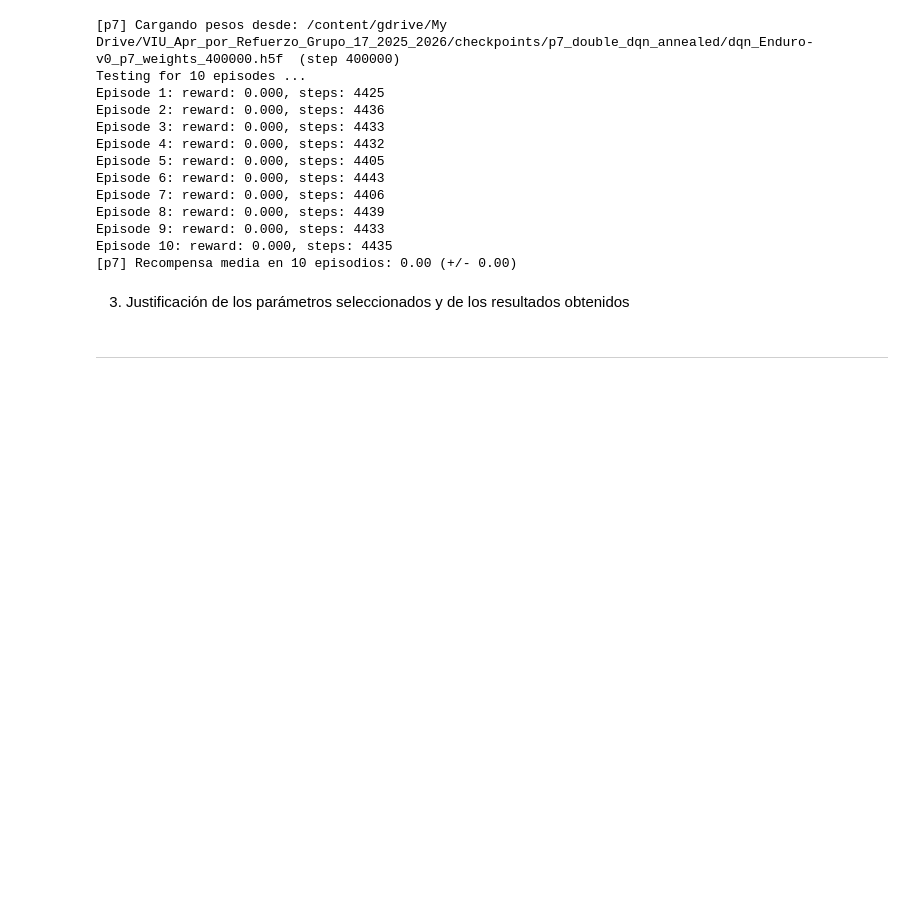
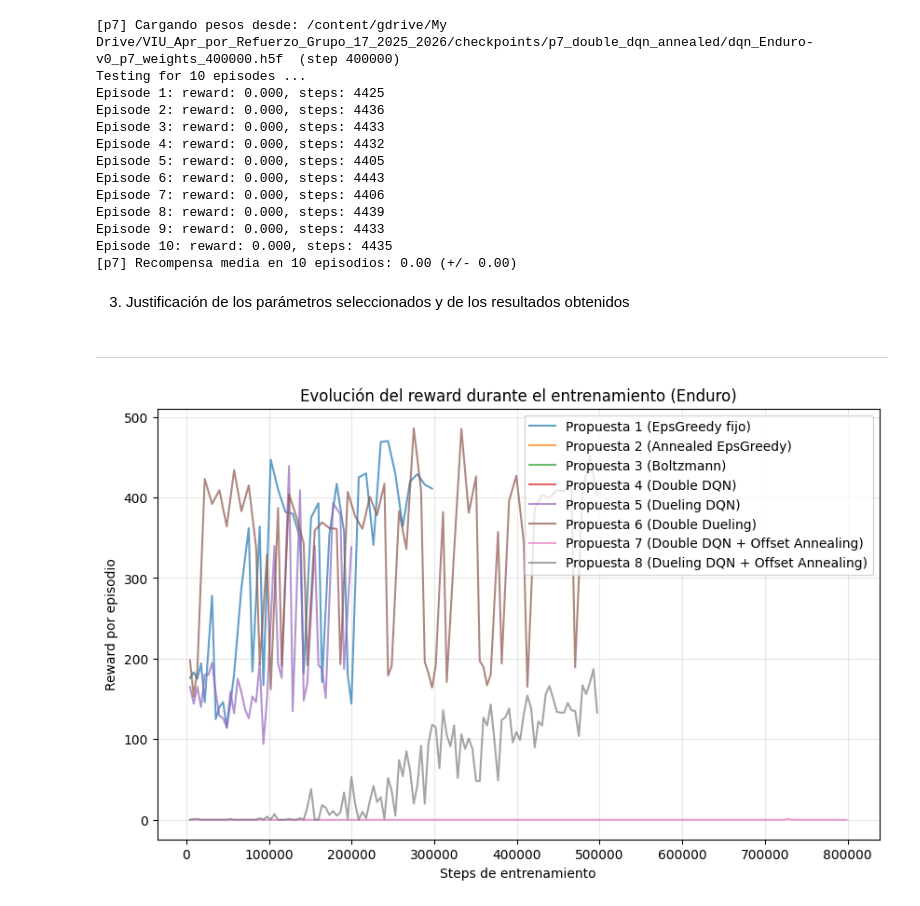
Before and after one commit to Williams-MP/VIU_Apr_por_Refuerzo_Grupo_17_2025_2026, a Jupyter notebook: Proyecto_práctico_Angel.ipynb, the cells around one changed output. Saved outputs shown, nothing was run; the diff lists cells and outputs as text; code cells hidden in the pictures; blank space fills up the shorter version.

Commit message:
Gráficas finales comparativas hechas!!

```diff
--- a/Proyecto_práctico_Angel.ipynb
+++ b/Proyecto_práctico_Angel.ipynb
@@ -694,3 +695,50 @@ Episode 10: reward: 0.000, steps: 4435
 3. Justificación de los parámetros seleccionados y de los resultados obtenidos
 # %% [markdown]
 ---
+# %%
+# ----------------------------------------------------------------------
+# PARTE 3: Carga de logs de entrenamiento para comparar las 3 propuestas
+# ----------------------------------------------------------------------
+import json
+import matplotlib.pyplot as plt
+
+
+def load_log(filename):
+    with open(filename, 'r') as f:
+        data = json.load(f)
+    return data
+
+
+log_p1 = load_log('p1_eps_fijo/dqn_Enduro-v0_p1_log.json')
+log_p2 = load_log('p2_annealed/dqn_Enduro-v0_p2_log.json')
+log_p3 = load_log('p3_boltzmann/dqn_Enduro-v0_p3_log.json')
+log_p4 = load_log('p4_double_dqn/dqn_Enduro-v0_p4_log.json')
+log_p5 = load_log('p5_dueling_dqn/dqn_Enduro-v0_p5_log.json')
+log_p6 = load_log('p6_double_dueling/dqn_Enduro-v0_p6_log.json')
+log_p7 = load_log('p7_double_dqn_annealed/dqn_Enduro-v0_p7_log.json')
+log_p8 = load_log('p8_dueling_dqn_annealed/dqn_Enduro-v0_p8_log.json')
+
+logs = {
+    'Propuesta 1 (EpsGreedy fijo)': log_p1,
+    'Propuesta 2 (Annealed EpsGreedy)': log_p2,
+    'Propuesta 3 (Boltzmann)': log_p3,
+    'Propuesta 4 (Double DQN)': log_p4,
+    'Propuesta 5 (Dueling DQN)': log_p5,
+    'Propuesta 6 (Double Dueling)': log_p6,
+    'Propuesta 7 (Double DQN + Offset Annealing)': log_p7,
+    'Propuesta 8 (Dueling DQN + Offset Annealing)': log_p8,
+}
+# %%
+# Gráfica 1: evolución de la recompensa media por episodio durante el entrenamiento
+plt.figure(figsize=(10, 6))
+for label, log in logs.items():
+    plt.plot(log['nb_steps'], log['episode_reward'], label=label, alpha=0.7)
+plt.xlabel('Steps de entrenamiento')
+plt.ylabel('Reward por episodio')
+plt.title('Evolución del reward durante el entrenamiento (Enduro)')
+plt.legend()
+plt.grid(alpha=0.3)
+plt.savefig('evolucion_recompensa.pdf')
+plt.show()
+# %% [output]
+[figure, added]
```
Also changed, not shown: parts of 4 cells of this notebook, 5 other files.
